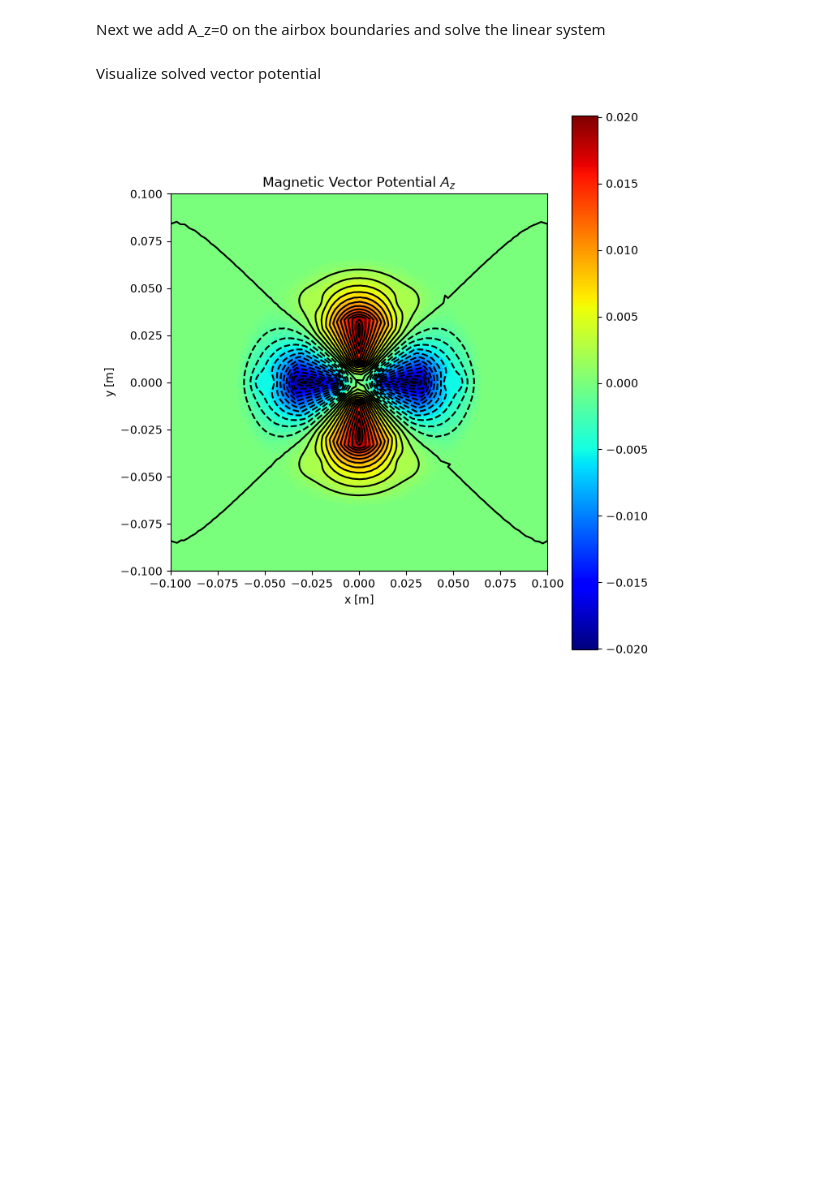
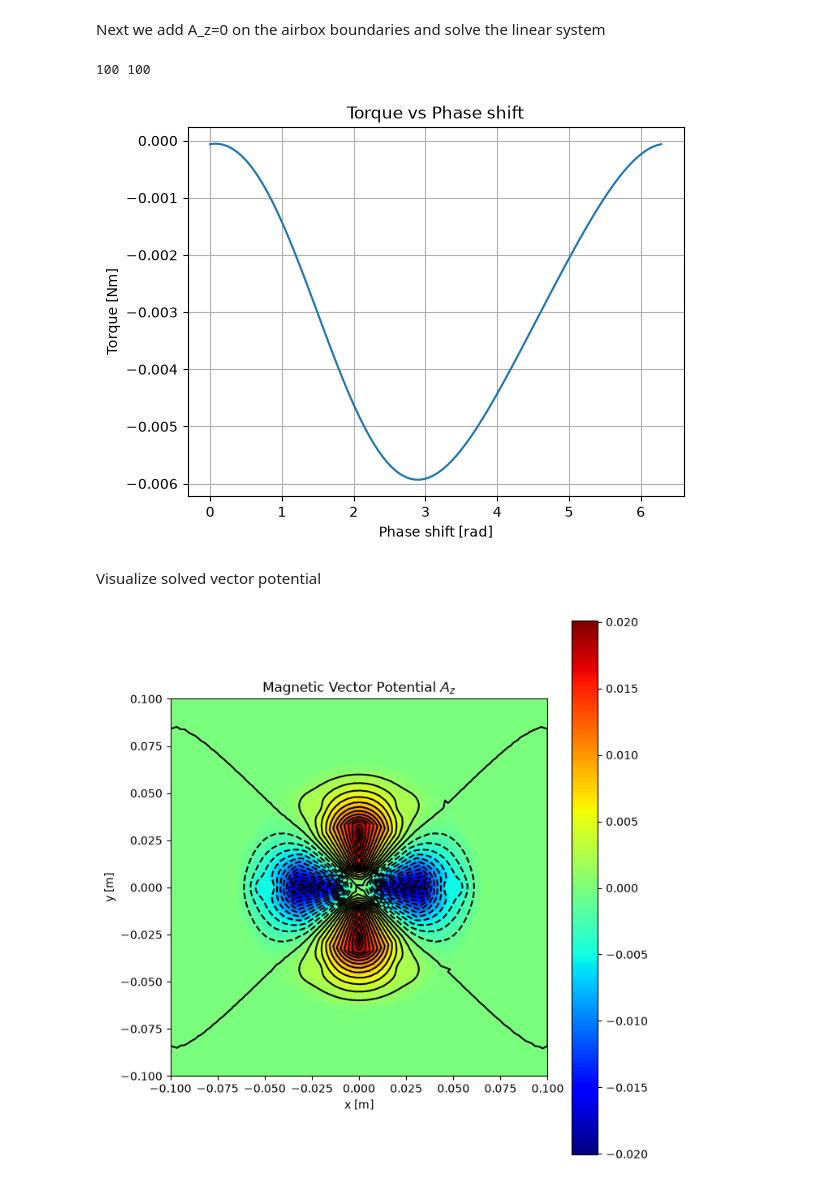
Before and after one commit to VerttiAalto100/computational-electromagnetics, a Jupyter notebook: ex6-pmsm/pmsm_2d.ipynb, the cells around one changed output. Cells and saved outputs as stored; diff of their text form; code cells hidden in the pictures; blank space fills up the shorter version.

Commit message:
Sweeping over phases to get torque profile

```diff
--- a/ex6-pmsm/pmsm_2d.ipynb
+++ b/ex6-pmsm/pmsm_2d.ipynb
@@ -54,30 +91,0 @@ basis_magnet_S2 = basis.with_elements(mesh.subdomains["Magnet_S2"])
-# %%
-
-# Slot to phzse current mapping
-"""
-Slot_1 → A+
-Slot_2 → B−
-Slot_3 → C+
-Slot_4 → A−
-Slot_5 → B+
-Slot_6 → C−
-"""
-
-slot_bases = [
-    basis.with_elements(mesh.subdomains[f"Slot_{i}"])
-    for i in range(1, 7)
-]
-
-# For example Slot_1 → A+
-print(slot_bases[0])
-
-# Evaluate slot area for to solve the current denisty
-# Test winding area
-from skfem import Functional
-@Functional
-def area(w):
-    return 1.0
-
-print()
-slot_area = area.assemble(slot_bases[0])
-print("In units of m: ", slot_area)
@@ -229,9 +295,17 @@ b += magnet_rhs.assemble(
 # %% [markdown]
 Next we add A_z=0 on the airbox boundaries and solve the linear system
 # %%
-S_mat, b = enforce(S_mat, b, D=mesh.boundary_nodes())
-
-A_z = solve(S_mat, b)
+# Lets plot torques against phase shift
+print(len(phases), len(torques))
+import matplotlib.pyplot as plt
+plt.plot(phases, torques)
+plt.xlabel("Phase shift [rad]")
+plt.ylabel("Torque [Nm]")
+plt.title("Torque vs Phase shift")
+plt.grid()
+# %% [output]
+100 100
+[figure, added]
 # %% [markdown]
 Visualize solved vector potential
 # %%
```
Also changed, not shown: parts of 10 cells of this notebook.
